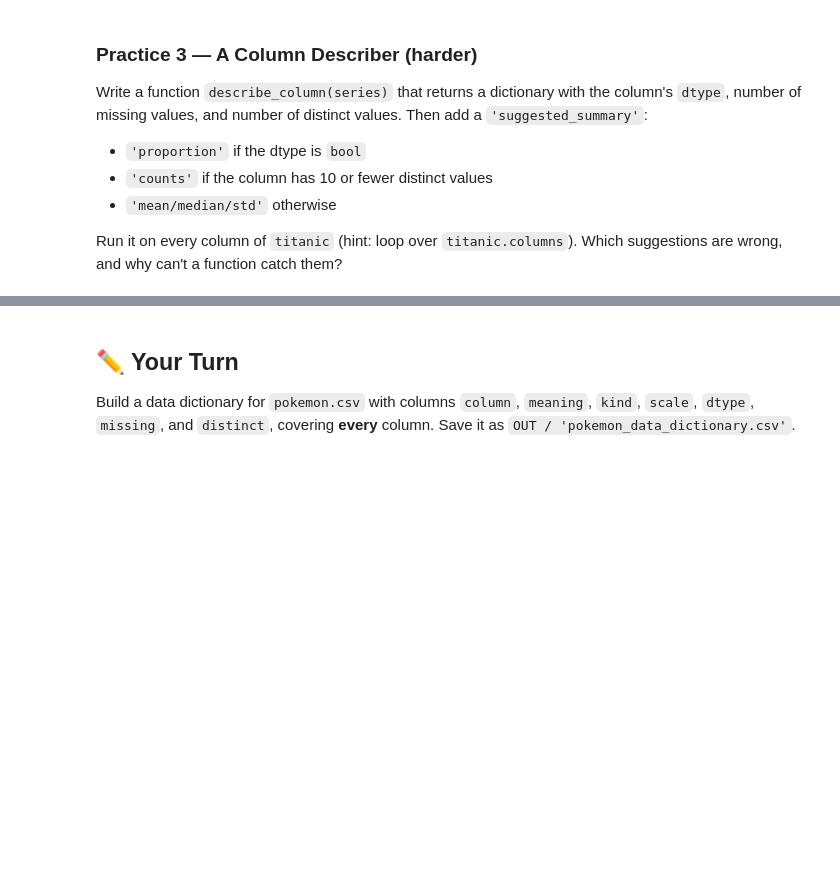
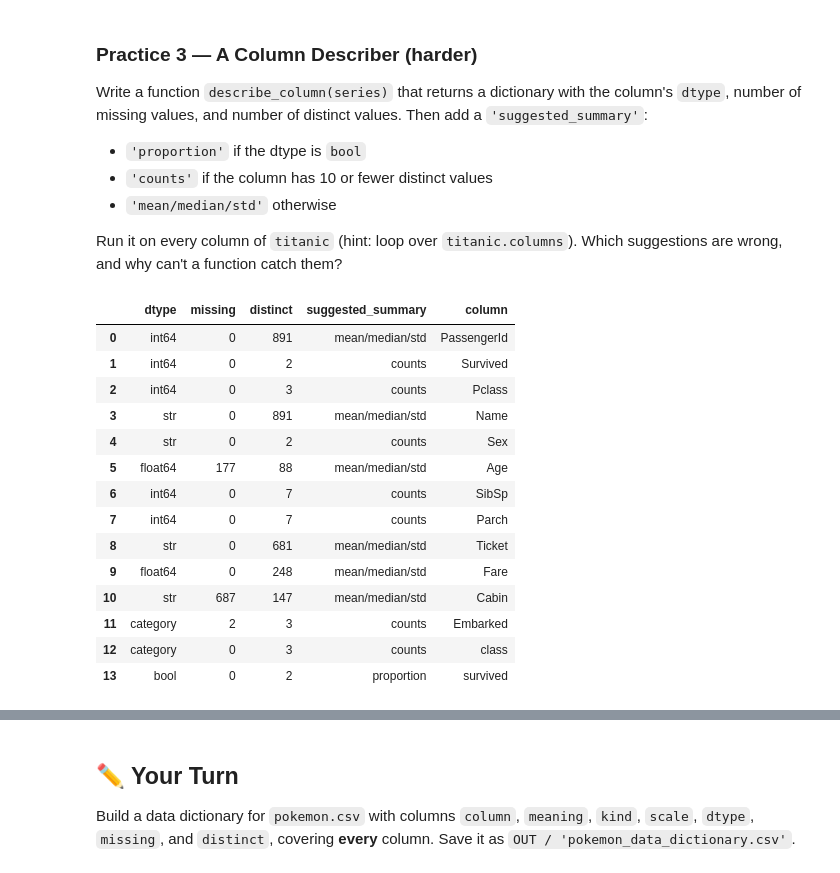
Before and after one commit to nazmunmansur/3603-data-science-mansur, a Jupyter notebook: Work/02-Assignments/07-Describing_Data/01-Types_of_Data.ipynb, the cells around one changed output, grey strips where cells are left out. Saved outputs shown, nothing was run; the diff lists cells and outputs as text; code cells hidden in the pictures; blank space fills up the shorter version.

```diff
--- a/Work/02-Assignments/07-Describing_Data/01-Types_of_Data.ipynb
+++ b/Work/02-Assignments/07-Describing_Data/01-Types_of_Data.ipynb
@@ -229,5 +376,53 @@ Write a function `describe_column(series)` that returns a dictionary with the co
 Run it on every column of `titanic` (hint: loop over `titanic.columns`). Which suggestions are wrong, and why can't a function catch them?
 # %%
 # Your code here
+import pandas as pd
+
+def describe_column(series):
+    dtype = str(series.dtype)
+    missing = series.isna().sum()
+    distinct = series.nunique()
+
+    # Choose suggested summary
+    if pd.api.types.is_bool_dtype(series):
+        suggested_summary = 'proportion'
+    elif distinct <= 10:
+        suggested_summary = 'counts'
+    else:
+        suggested_summary = 'mean/median/std'
+
+    return {
+        'dtype': dtype,
+        'missing': missing,
+        'distinct': distinct,
+        'suggested_summary': suggested_summary
+    }
+# %%
+
+rows = []
+
+for col in titanic.columns:
+    info = describe_column(titanic[col])
+    info['column'] = col
+    rows.append(info)
+
+summary = pd.DataFrame(rows)
+summary
+# %% [output]
+|  | dtype | missing | distinct | suggested_summary | column |
+| 0 | int64 | 0 | 891 | mean/median/std | PassengerId |
+| 1 | int64 | 0 | 2 | counts | Survived |
+| 2 | int64 | 0 | 3 | counts | Pclass |
+| 3 | str | 0 | 891 | mean/median/std | Name |
+| 4 | str | 0 | 2 | counts | Sex |
+| 5 | float64 | 177 | 88 | mean/median/std | Age |
+| 6 | int64 | 0 | 7 | counts | SibSp |
+| 7 | int64 | 0 | 7 | counts | Parch |
+| 8 | str | 0 | 681 | mean/median/std | Ticket |
+| 9 | float64 | 0 | 248 | mean/median/std | Fare |
+| 10 | str | 687 | 147 | mean/median/std | Cabin |
+| 11 | category | 2 | 3 | counts | Embarked |
+| 12 | category | 0 | 3 | counts | class |
+| 13 | bool | 0 | 2 | proportion | survived |
 # %% [markdown]
 *Which suggestions were wrong, and why?*
```
Also changed, not shown: parts of 22 cells of this notebook, 45 other files.
